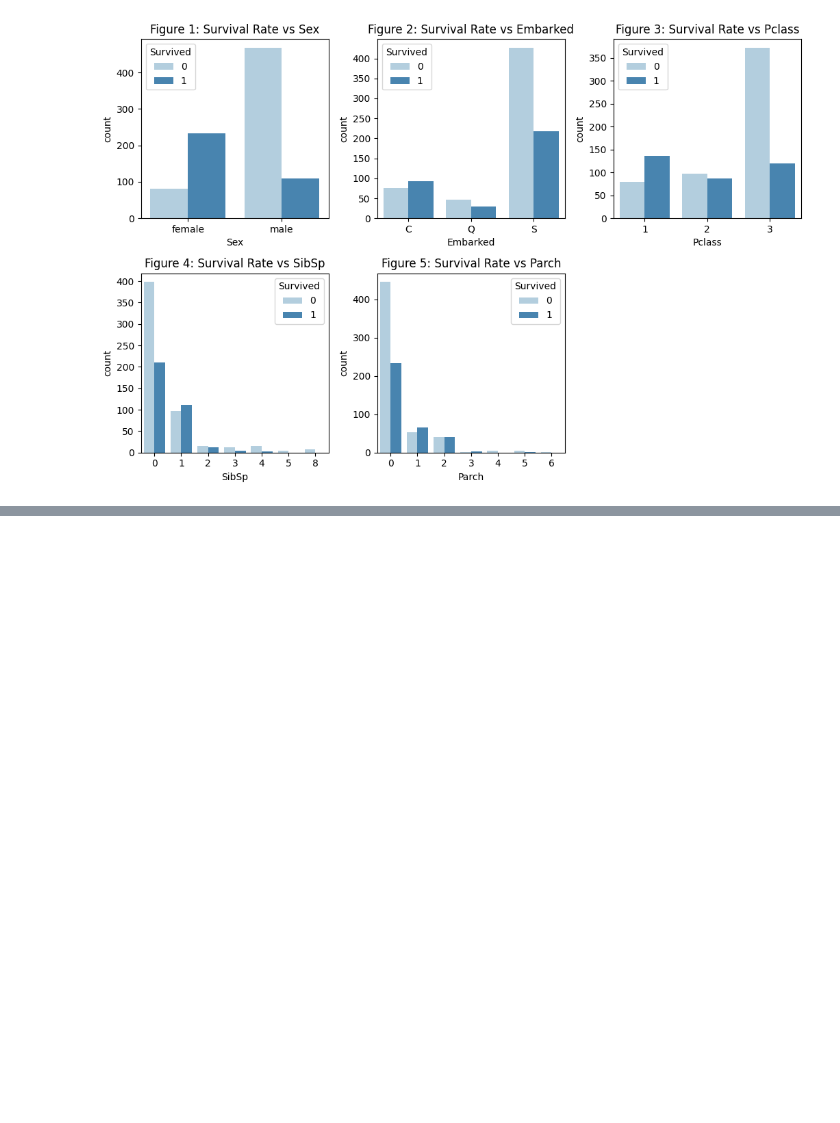
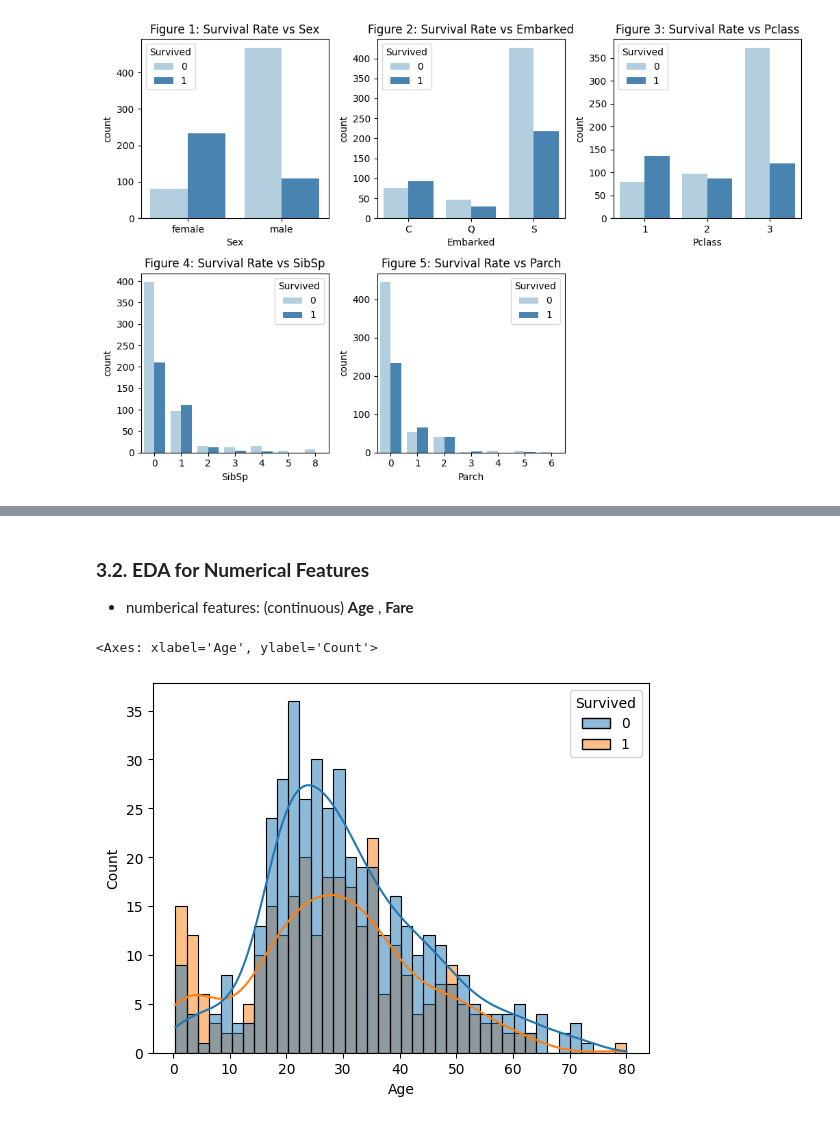
Before and after one commit to DangThienVu-26/Titanic_Kaggle, a Jupyter notebook: titanic.ipynb, the cells around one changed output, grey strips where cells are left out. Saved outputs shown, nothing was run; the diff lists cells and outputs as text; code cells hidden in the pictures; blank space fills up the shorter version.

```diff
--- a/titanic.ipynb
+++ b/titanic.ipynb
@@ -181,0 +178,8 @@ plt.tight_layout()
+# %% [markdown]
+### **3.2. EDA for Numerical Features**
+ - numberical features: (continuous) **Age** , **Fare**
+# %%
+sns.histplot(data= train_df, x='Age', hue='Survived' ,bins = 40,kde=True)
+# %% [output]
+<Axes: xlabel='Age', ylabel='Count'>
+[figure, added]
```
Also changed, not shown: parts of 27 cells of this notebook.
